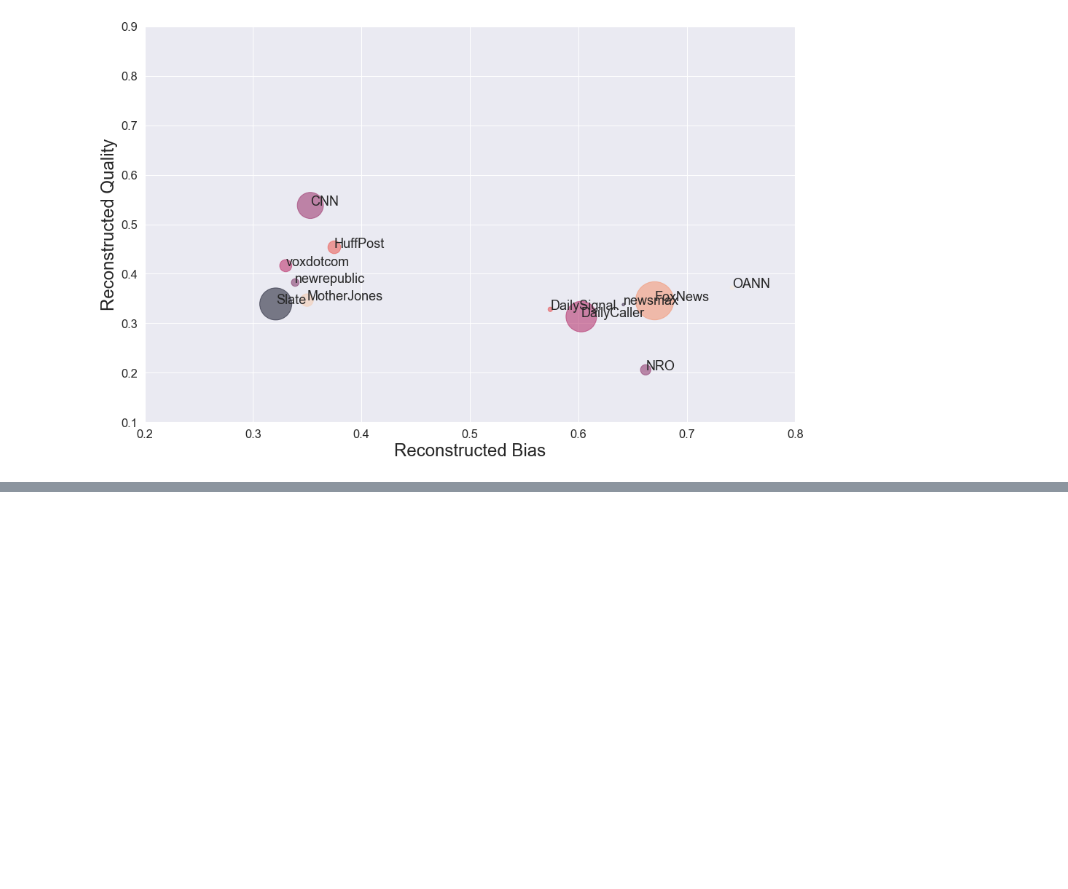
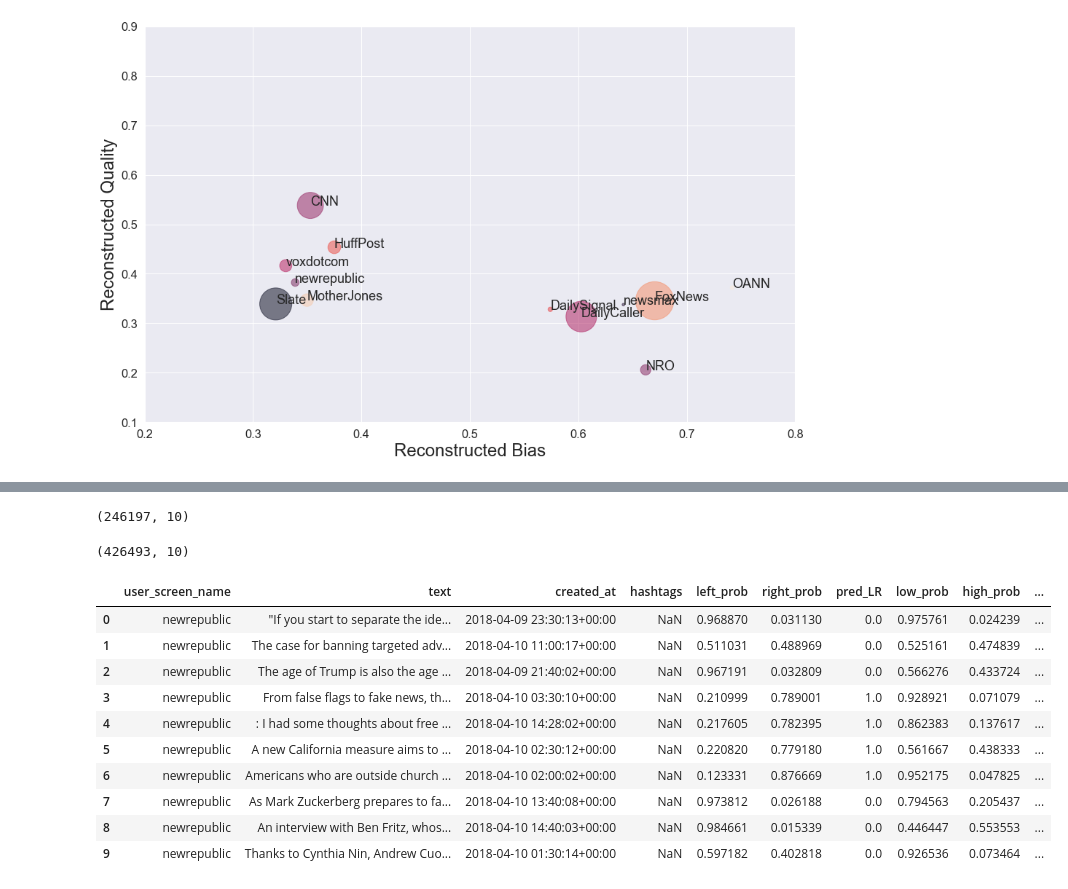
Before and after one commit to zchao3LA/MediaSentiment, a Jupyter notebook: code/LeftRightMedia_new.ipynb, the cells around one changed output, grey strips where cells are left out. Cells and saved outputs as stored; diff of their text form; code cells hidden in the pictures; blank space fills up the shorter version.

```diff
--- a/code/LeftRightMedia_new.ipynb
+++ b/code/LeftRightMedia_new.ipynb
@@ -157,9 +157,7 @@ Training Accuracy: 0.7183927131268086
 # tweets_df['nb_tweet_pred'] = np.NaN
 # tweets_df.loc[tweets_df['user_name'].isin(test_users),['nb_tweet_pred']] = predictions
 predict_probs = nb_model.predict_proba(bag_of_words)
-df_2018['left_prob'] = predict_probs[:,0]
 df_2018['right_prob'] = predict_probs[:,1]
-df_2018['pred_LR'] = nb_model.predict(bag_of_words)
 # %%
 # # Make scatter plots for train_left/right, test_left/right, neutral[0:6],[6:12]:
 # plt.figure(figsize=(16, 14))
@@ -610,0 +582,24 @@ plotsubset(names, dir1, dir2)
+# %%
+df_sample = df_2018.groupby('user_screen_name').head(5000)
+# %%
+df_sample.shape
+# %% [output]
+(246197, 10)
+# %%
+df_2018.shape
+# %% [output]
+(426493, 10)
+# %%
+df_sample.head(10)
+# %% [output]
+|  | user_screen_name | text | created_at | hashtags | left_prob | right_prob | pred_LR | low_prob | high_prob | ... |
+| 0 | newrepublic | "If you start to separate the ide... | 2018-04-09 23:30:13+00:00 | NaN | 0.968870 | 0.031130 | 0.0 | 0.975761 | 0.024239 | ... |
+| 1 | newrepublic | The case for banning targeted adv... | 2018-04-10 11:00:17+00:00 | NaN | 0.511031 | 0.488969 | 0.0 | 0.525161 | 0.474839 | ... |
+| 2 | newrepublic | The age of Trump is also the age ... | 2018-04-09 21:40:02+00:00 | NaN | 0.967191 | 0.032809 | 0.0 | 0.566276 | 0.433724 | ... |
+| 3 | newrepublic | From false flags to fake news, th... | 2018-04-10 03:30:10+00:00 | NaN | 0.210999 | 0.789001 | 1.0 | 0.928921 | 0.071079 | ... |
+| 4 | newrepublic | : I had some thoughts about free ... | 2018-04-10 14:28:02+00:00 | NaN | 0.217605 | 0.782395 | 1.0 | 0.862383 | 0.137617 | ... |
+| 5 | newrepublic | A new California measure aims to ... | 2018-04-10 02:30:12+00:00 | NaN | 0.220820 | 0.779180 | 1.0 | 0.561667 | 0.438333 | ... |
+| 6 | newrepublic | Americans who are outside church ... | 2018-04-10 02:00:02+00:00 | NaN | 0.123331 | 0.876669 | 1.0 | 0.952175 | 0.047825 | ... |
+| 7 | newrepublic | As Mark Zuckerberg prepares to fa... | 2018-04-10 13:40:08+00:00 | NaN | 0.973812 | 0.026188 | 0.0 | 0.794563 | 0.205437 | ... |
+| 8 | newrepublic | An interview with Ben Fritz, whos... | 2018-04-10 14:40:03+00:00 | NaN | 0.984661 | 0.015339 | 0.0 | 0.446447 | 0.553553 | ... |
+| 9 | newrepublic | Thanks to Cynthia Nin, Andrew Cuo... | 2018-04-10 01:30:14+00:00 | NaN | 0.597182 | 0.402818 | 0.0 | 0.926536 | 0.073464 | ... |
```
Also changed, not shown: parts of 18 cells of this notebook, 1 other file.
